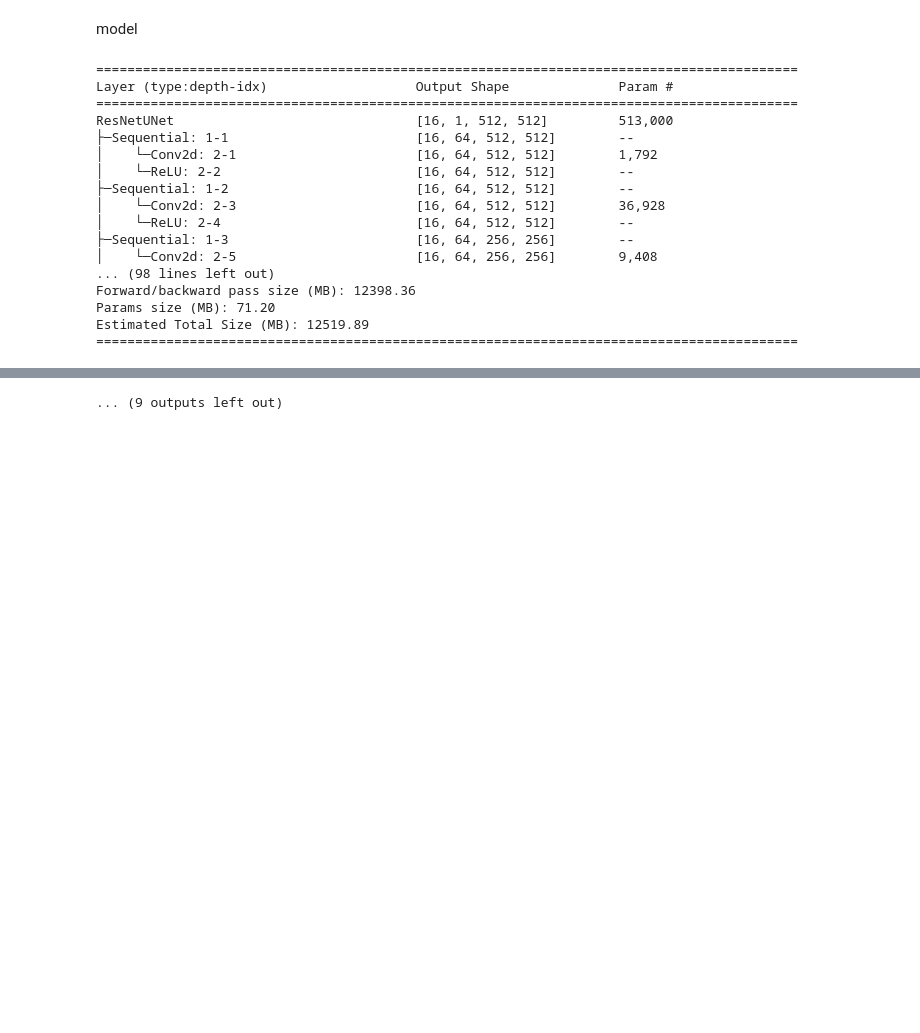
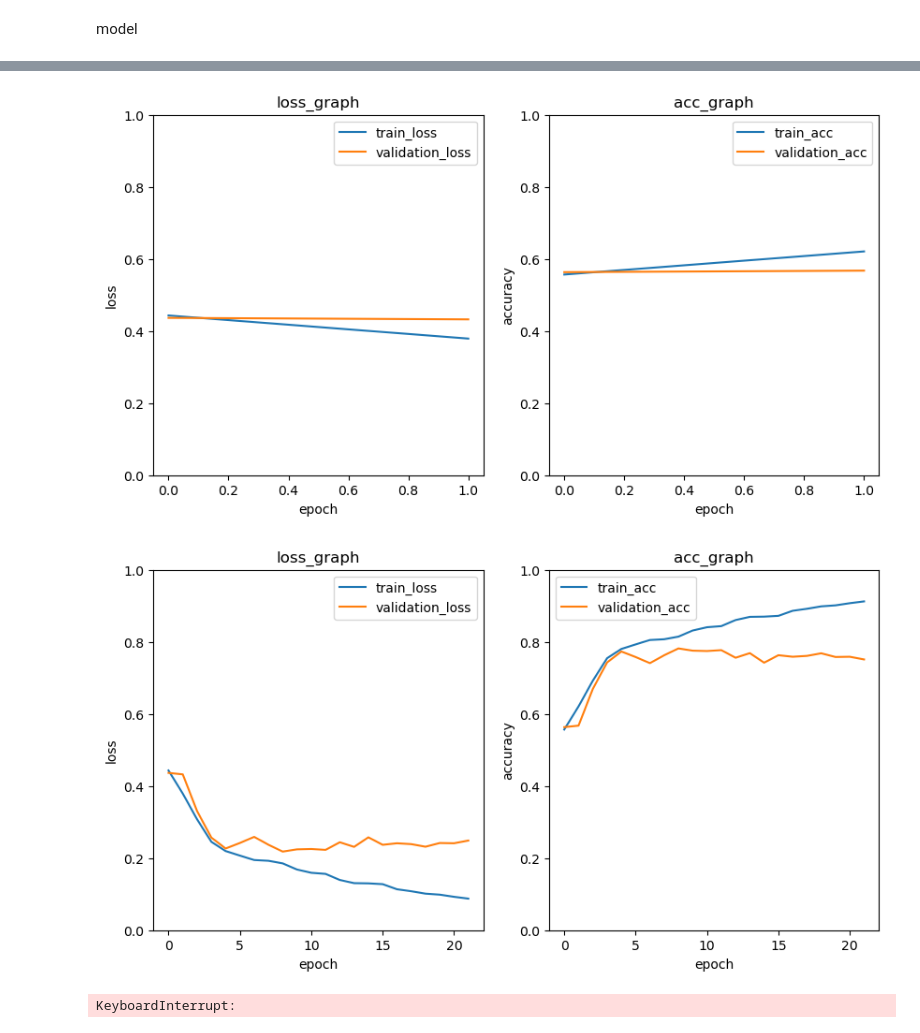
Before and after one commit to Leeyoungsup/NIA_UrinarySystemCancerPathology, a Jupyter notebook: cycle_1_segmentation.ipynb, the cells around one changed output, grey strips where cells are left out. Saved outputs shown, nothing was run; the diff lists cells and outputs as text; code cells hidden in the pictures; blank space fills up the shorter version.

```diff
--- a/cycle_1_segmentation.ipynb
+++ b/cycle_1_segmentation.ipynb
@@ -166,25 +157,7 @@ class ResNetUNet(nn.Module):
     return out
 model = ResNetUNet(1)
 model = model.to(device)
-summary(model,(batch_size,3,512,512))
+# summary(model,(batch_size,3,512,512))
-# %% [output]
-==========================================================================================
-Layer (type:depth-idx)                   Output Shape              Param #
-==========================================================================================
-ResNetUNet                               [16, 1, 512, 512]         513,000
-├─Sequential: 1-1                        [16, 64, 512, 512]        --
-│    └─Conv2d: 2-1                       [16, 64, 512, 512]        1,792
-│    └─ReLU: 2-2                         [16, 64, 512, 512]        --
-├─Sequential: 1-2                        [16, 64, 512, 512]        --
-│    └─Conv2d: 2-3                       [16, 64, 512, 512]        36,928
-│    └─ReLU: 2-4                         [16, 64, 512, 512]        --
-├─Sequential: 1-3                        [16, 64, 256, 256]        --
-│    └─Conv2d: 2-5                       [16, 64, 256, 256]        9,408
-... (98 lines left out)
-Forward/backward pass size (MB): 12398.36
-Params size (MB): 71.20
-Estimated Total Size (MB): 12519.89
-==========================================================================================
 # %%
 checkpoint_path = "../../model/1-cycle.pth"
 
@@ -220,7 +193,7 @@ for l in model.base_layers:
 
 optimizer = optim.Adam(filter(lambda p: p.requires_grad, model.parameters()), lr=1e-4)
 metrics = defaultdict(float)
-for epoch in range(10):
+for epoch in range(100):
     train=tqdm(train_dataloader)
     count=0
     running_loss = 0.0
@@ -238,9 +211,9 @@ for epoch in range(10):
         optimizer.step()
         running_loss += cost.item()
         acc_loss+=acc
-        train.set_description(f"epoch: {epoch+1}/{10} Step: {count+1} dice_loss : {running_loss/count:.4f} dice_score: {acc_loss/count:.4f}")
-        train_loss_list.append((running_loss/count))
-        train_acc_list.append((acc_loss/count).cpu().detach().numpy())
+        train.set_description(f"epoch: {epoch+1}/{100} Step: {count+1} dice_loss : {running_loss/count:.4f} dice_score: {acc_loss/count:.4f}")
+    train_loss_list.append((running_loss/count))
+    train_acc_list.append((acc_loss/count).cpu().detach().numpy())
 #validation
     val=tqdm(validation_dataloader)
     model.eval()
@@ -258,22 +231,26 @@ for epoch in range(10):
             acc=1-calc_loss(predict, y,metrics)
             val_running_loss+=cost.item()
             acc_loss+=acc
-            val.set_description(f"Validation epoch: {epoch+1}/{10} Step: {count+1} dice_loss : {val_running_loss/count:.4f}  dice_score: {acc_loss/count:.4f}")
-            val_loss_list.append((val_running_loss/count))
-            val_acc_list.append((acc_loss/count).cpu().detach().numpy())
-with torch.no_grad():
-    count=0
-    test_running_loss=0
-    acc_loss=0
-    for x, y in test_dataloader:
-        y = y.to(device).float()
-        count+=1
-        x=x.to(device).float()
-
-        predict = model(x).to(device)
-        cost = calc_loss(predict, y,metrics) # cost 구함
-        acc=1-calc_loss(predict, y,metrics)
-        test_running_loss+=cost.item()
-        acc_loss+=acc
-print('test prediction dice score: %f'%(acc_loss/count).item())
+            val.set_description(f"Validation epoch: {epoch+1}/{100} Step: {count+1} dice_loss : {val_running_loss/count:.4f}  dice_score: {acc_loss/count:.4f}")
+        val_loss_list.append((val_running_loss/count))
+        val_acc_list.append((acc_loss/count).cpu().detach().numpy())
+    if epoch%20==1:
+        plt.figure(figsize=(10,5))
+        plt.subplot(1, 2, 1)
+        plt.title('loss_graph')
+        plt.plot(np.arange(epoch+1),train_loss_list,label='train_loss')
+        plt.plot(np.arange(epoch+1),val_loss_list,label='validation_loss')
+        plt.xlabel('epoch')
+        plt.ylabel('loss')
+        plt.ylim([0, 1])
+        plt.legend()
+        plt.subplot(1, 2, 2)
+        plt.title('acc_graph')
+        plt.plot(np.arange(epoch+1),train_acc_list,label='train_acc')
+        plt.plot(np.arange(epoch+1),val_acc_list,label='validation_acc')
+        plt.xlabel('epoch')
+        plt.ylabel('accuracy')
+        plt.ylim([0, 1])
+        plt.legend()
+        plt.show()
 # %% [output]
@@ -292 +257,3 @@ print('test prediction dice score: %f'%(acc_loss/count).item())
+[figure, added]
+[figure, added]
-... (9 outputs left out)
+KeyboardInterrupt:
```
Also changed, not shown: parts of 3 cells of this notebook, 3 other files.
